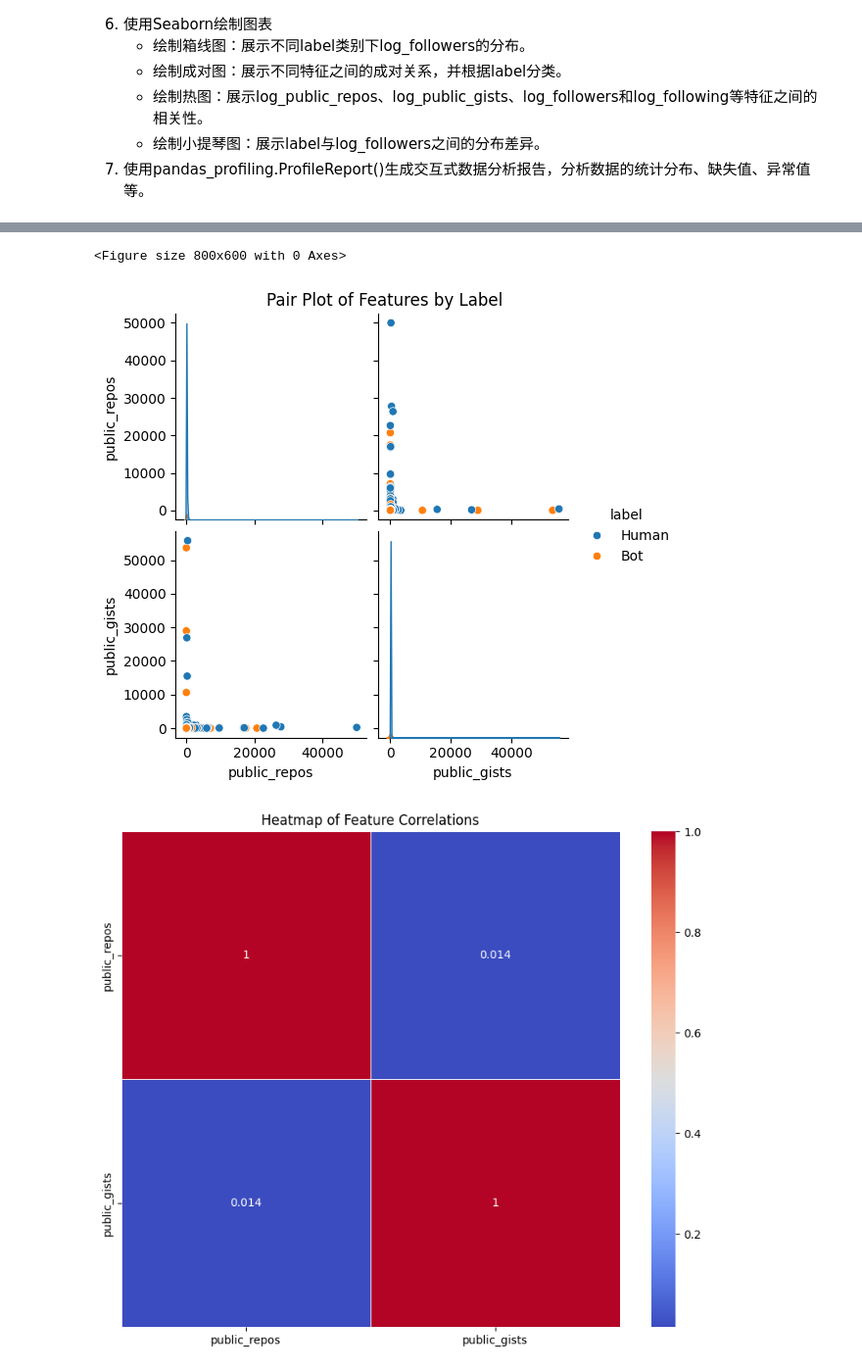
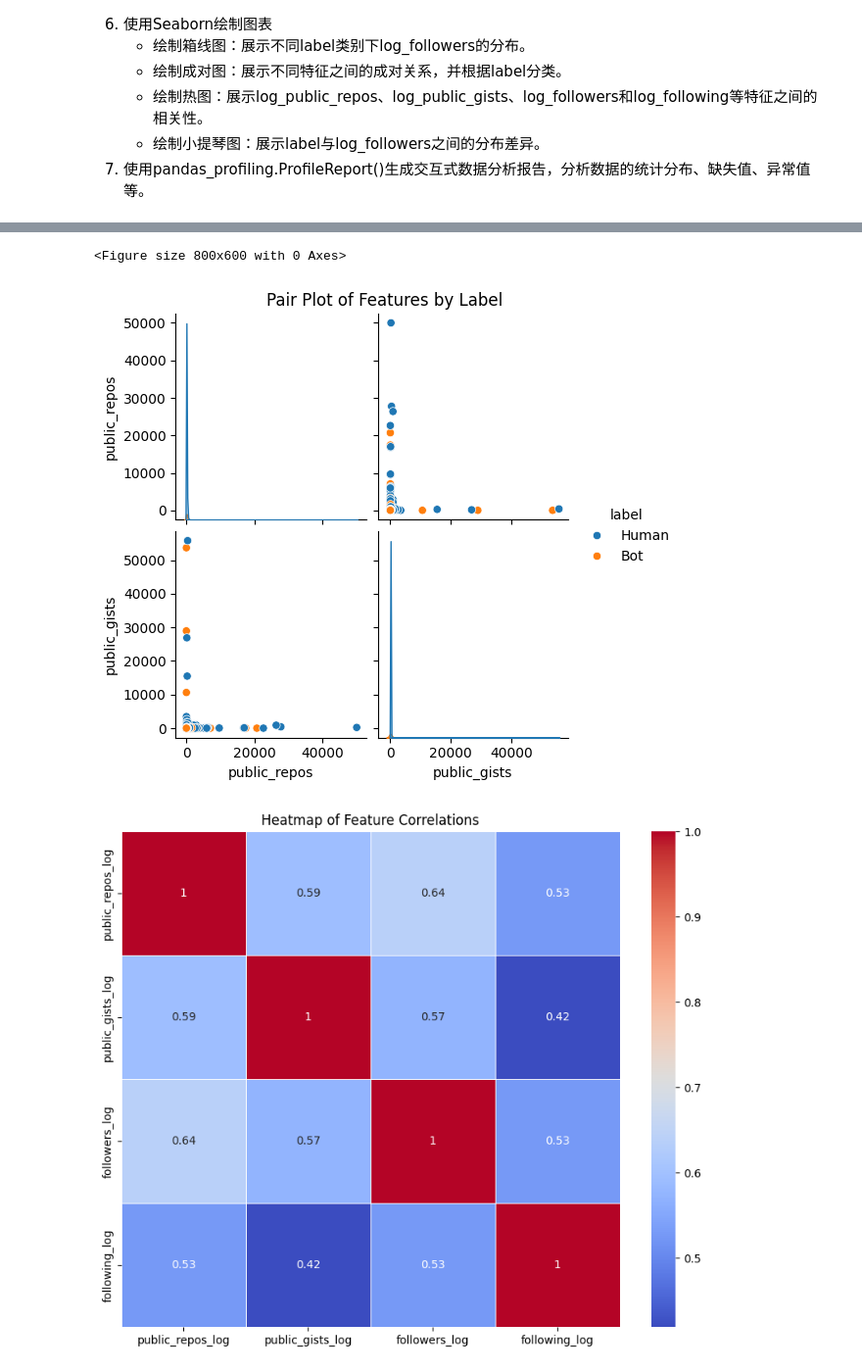
Before and after one commit to bouncekk/HomeWork, a Jupyter notebook: dase_homework/Homework8.ipynb, the cells around one changed output, grey strips where cells are left out. Shown at 98% size. Cells and saved outputs as stored; diff of their text form; code cells hidden in the pictures.

```diff
--- a/dase_homework/Homework8.ipynb
+++ b/dase_homework/Homework8.ipynb
@@ -104,6 +104,7 @@ sns.pairplot(pairplot_data, hue='label', diag_kind='kde')
 plt.suptitle('Pair Plot of Features by Label', y=1.02)
 plt.show()
 #热图
+features = ['public_repos_log', 'public_gists_log','followers_log','following_log']
 pairplot_data = df[features]
 correlation_matrix = pairplot_data.corr()
 plt.figure(figsize=(10, 8))
@@ -120,32 +121,32 @@ plt.show()
 #数据分析报告
 from ydata_profiling import ProfileReport
 profile = ProfileReport(df, title='GitHub Bot Data Report')
 profile.to_file("github_bot_data_report.html")
 # %% [output]
    label  type  site_admin  company   blog  location  hireable  \
 0  Human  True       False    False  False     False     False
 1  Human  True       False    False   True     False      True
 2  Human  True       False     True   True      True      True
 3    Bot  True       False    False  False      True     False
 4  Human  True       False    False  False     False      True
 
                                                  bio  public_repos  \
 0                                                NaN            26
 1  I just press the buttons randomly, and the pro...            30
 2         Time is unimportant,\nonly life important.           103
 3                                                NaN            49
 ... (163 lines left out)
 19765    0.693147
 19766    0.000000
 19767    0.000000
 Name: following_log, Length: 19768, dtype: float64
 [figure]
 [figure]
 [figure]
 [figure]
 [figure]
 [figure]
 <Figure size 800x600 with 0 Axes>
 [figure]
-[figure, old version]
+[figure, new version]
 [figure]
```
Also changed, not shown: 1 other file.
